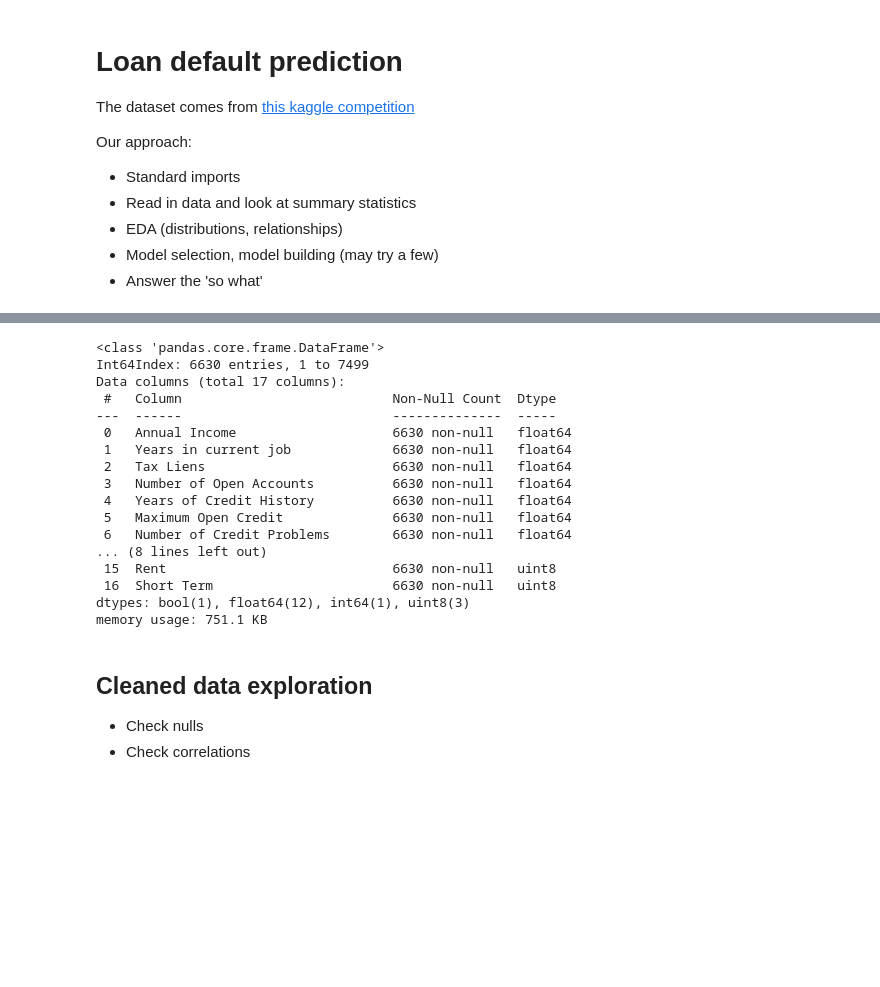
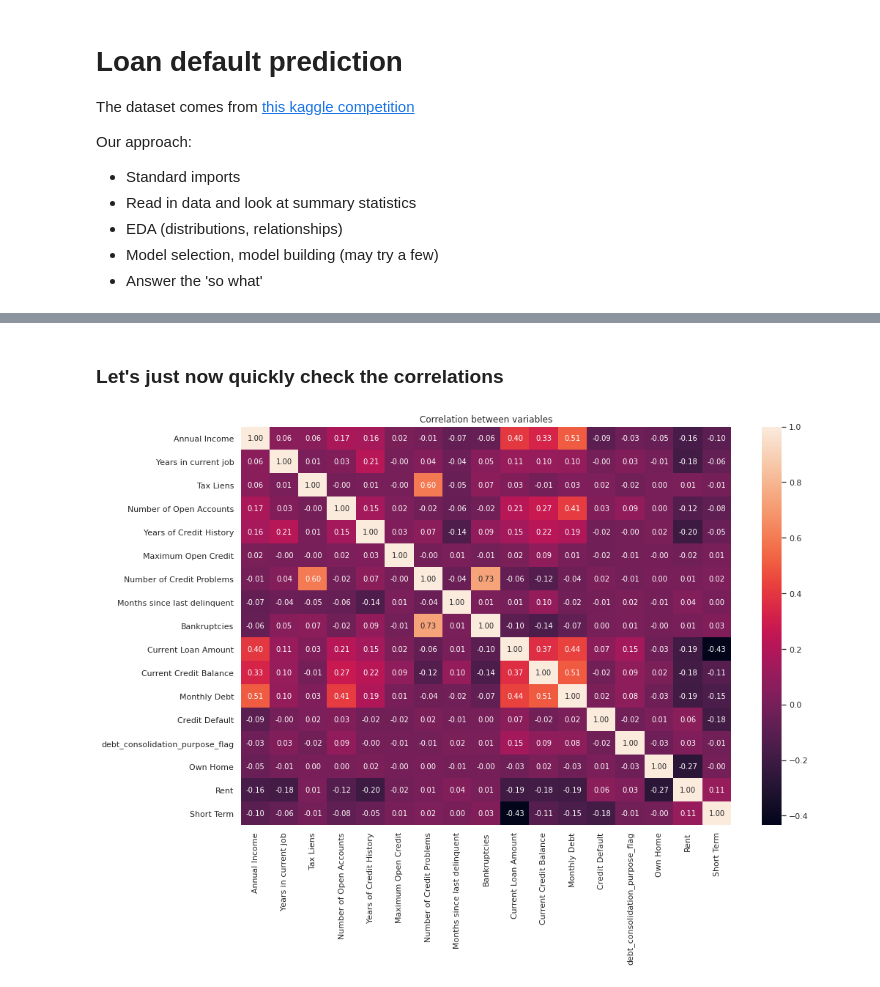
Before and after one commit to benjohnston94/data-science-portfolio, a Jupyter notebook: predicting-loan-defaults/predicting-defaults-cleaning.ipynb, the cells around one changed output, grey strips where cells are left out. Saved outputs shown, nothing was run; the diff lists cells and outputs as text; code cells hidden in the pictures; blank space fills up the shorter version.

Commit message:
finish version 1 of data pipeline, pickle dataframe, and make first draft of modelling attempt

```diff
--- a/predicting-loan-defaults/predicting-defaults-cleaning.ipynb
+++ b/predicting-loan-defaults/predicting-defaults-cleaning.ipynb
@@ -209,24 +215,0 @@ df_clean = (
-# %%
-df_clean.info()
-# %% [output]
-<class 'pandas.core.frame.DataFrame'>
-Int64Index: 6630 entries, 1 to 7499
-Data columns (total 17 columns):
- #   Column                           Non-Null Count  Dtype
----  ------                           --------------  -----
- 0   Annual Income                    6630 non-null   float64
- 1   Years in current job             6630 non-null   float64
- 2   Tax Liens                        6630 non-null   float64
- 3   Number of Open Accounts          6630 non-null   float64
- 4   Years of Credit History          6630 non-null   float64
- 5   Maximum Open Credit              6630 non-null   float64
- 6   Number of Credit Problems        6630 non-null   float64
-... (8 lines left out)
- 15  Rent                             6630 non-null   uint8
- 16  Short Term                       6630 non-null   uint8
-dtypes: bool(1), float64(12), int64(1), uint8(3)
-memory usage: 751.1 KB
-# %% [markdown]
-## Cleaned data exploration
-* Check nulls
-* Check correlations
@@ -232,0 +220,14 @@ memory usage: 751.1 KB
+# %% [markdown]
+### Let's just now quickly check the correlations
+# %%
+# correlations
+f, ax = plt.subplots(1, 1, figsize=(15,10))
+
+correlations = df_clean.corr()
+sns.heatmap(correlations, annot=True, fmt=".2f", ax=ax)
+
+ax.set_title("Correlation between variables")
+
+plt.show()
+# %% [output]
+[figure, added]
```
Also changed, not shown: parts of 3 cells of this notebook, 2 other files.
